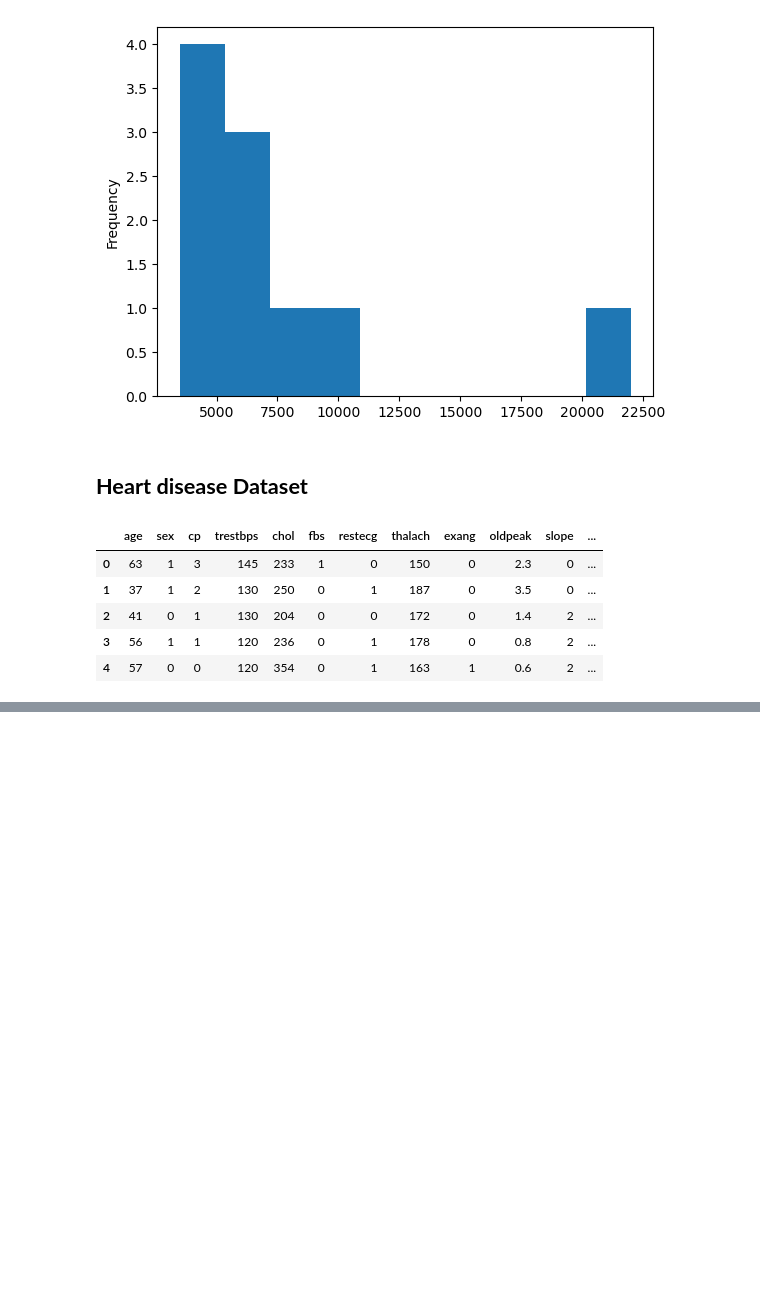
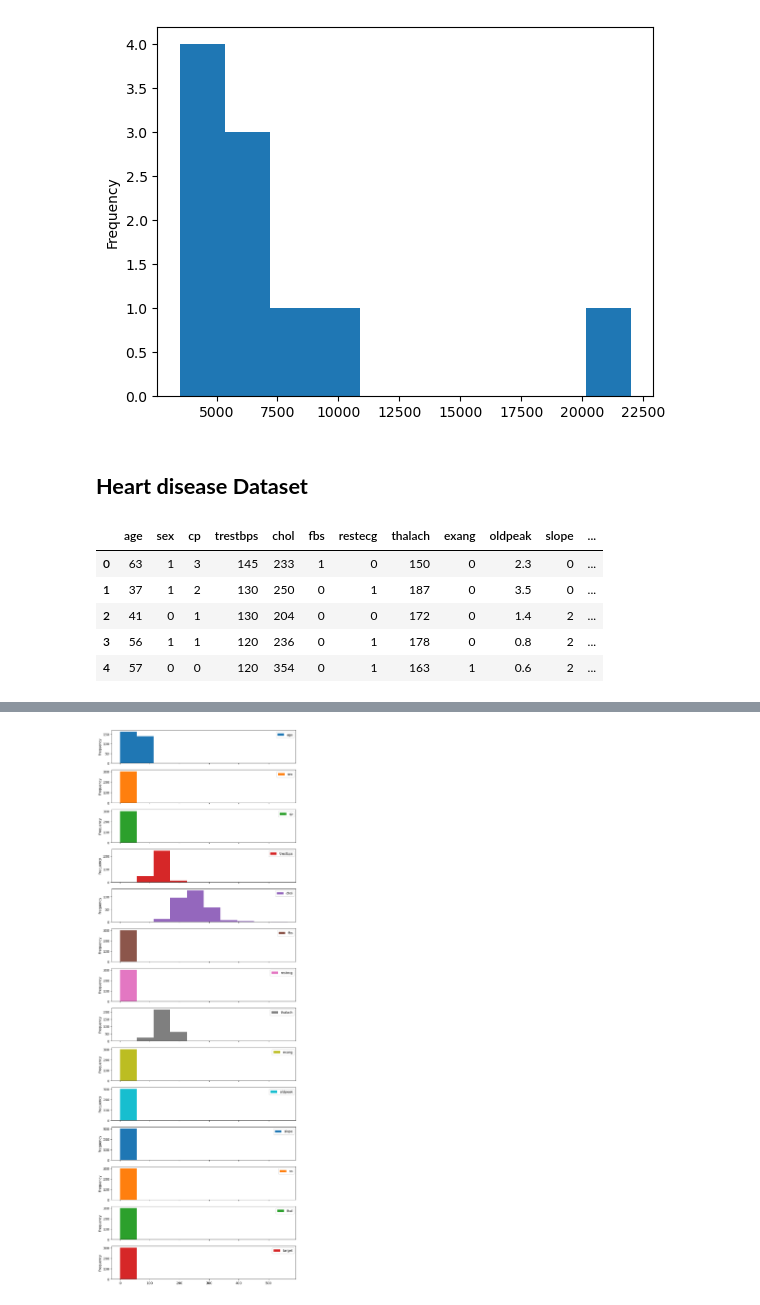
Before and after one commit to Eakempreet/Learning-ML, a Jupyter notebook: Matplotlib/matplotlib_basic.ipynb, the cells around one changed output, grey strips where cells are left out. Saved outputs shown, nothing was run; the diff lists cells and outputs as text; code cells hidden in the pictures; blank space fills up the shorter version.

```diff
--- a/Matplotlib/matplotlib_basic.ipynb
+++ b/Matplotlib/matplotlib_basic.ipynb
@@ -734,0 +755,10 @@ heart_disease.head()
+# %%
+heart_disease.plot.hist(figsize=(10,30), subplots=True);
+
+# This creates multiple histograms
+# one for each column in your DataFrame
+# arranged in a grid layout.
+
+# subplots=True -> Create separate plot for EACH column
+# %% [output]
+[figure, added]
```
Also changed, not shown: parts of 28 cells of this notebook.
